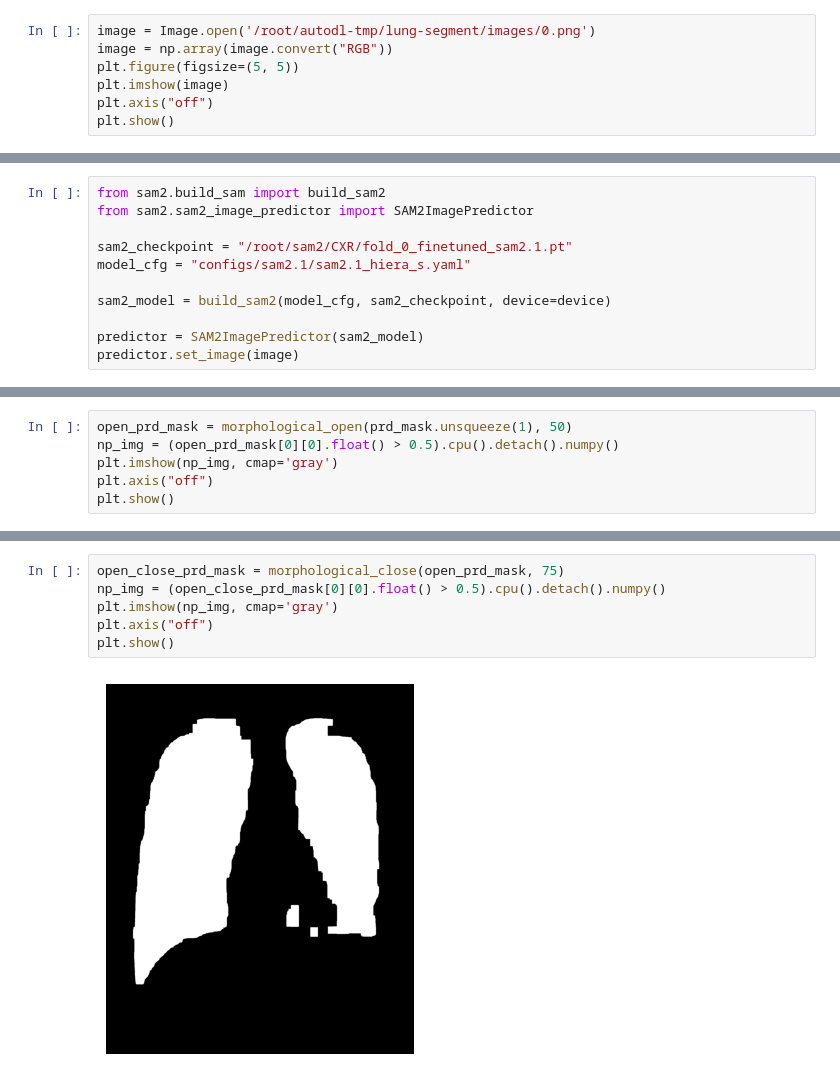
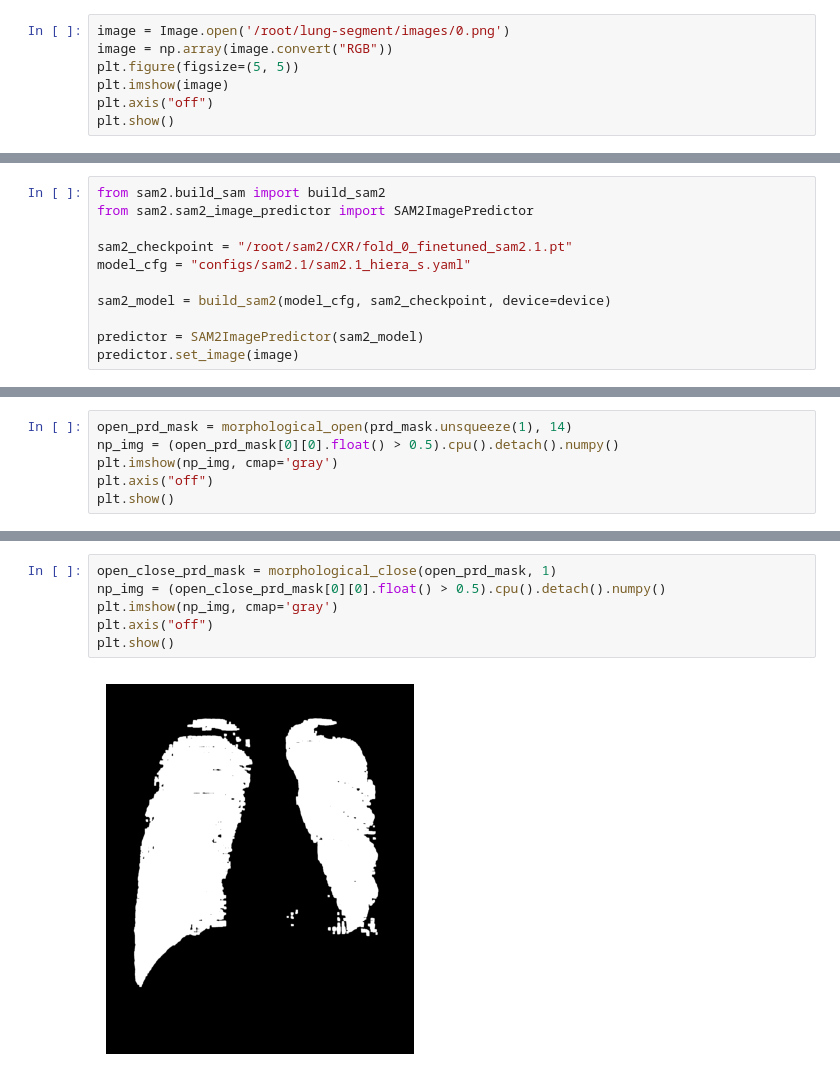
Before and after one commit to OliverViola/ET-SAM, a Jupyter notebook: CXR/post_process.ipynb, the cells around one changed output, grey strips where cells are left out. Cells and saved outputs as stored; diff of their text form.

```diff
--- a/CXR/post_process.ipynb
+++ b/CXR/post_process.ipynb
@@ -94,7 +41,7 @@ elif device.type == "mps":
 # %% [output]
 using device: cuda
 # %%
-image = Image.open('/root/autodl-tmp/lung-segment/images/0.png')
+image = Image.open('/root/lung-segment/images/0.png')
 image = np.array(image.convert("RGB"))
 plt.figure(figsize=(5, 5))
 plt.imshow(image)
@@ -162,5 +191,5 @@ plt.show()
 # %%
-open_prd_mask = morphological_open(prd_mask.unsqueeze(1), 50)
+open_prd_mask = morphological_open(prd_mask.unsqueeze(1), 14)
 np_img = (open_prd_mask[0][0].float() > 0.5).cpu().detach().numpy()
 plt.imshow(np_img, cmap='gray')
 plt.axis("off")
@@ -177,11 +206,11 @@ plt.show()
 # %%
-open_close_prd_mask = morphological_close(open_prd_mask, 75)
+open_close_prd_mask = morphological_close(open_prd_mask, 1)
 np_img = (open_close_prd_mask[0][0].float() > 0.5).cpu().detach().numpy()
 plt.imshow(np_img, cmap='gray')
 plt.axis("off")
 plt.show()
 # %% [output]
-[figure, old version]
+[figure, new version]
 # %%
 print(open_prd_mask.shape, open_close_prd_mask.shape, prd_mask.shape)
 difference_map = ((open_prd_mask > 0.5) != (open_close_prd_mask > 0.5)).float().cpu().detach().numpy()
```
Also changed, not shown: parts of 14 cells of this notebook, 22 other files.
